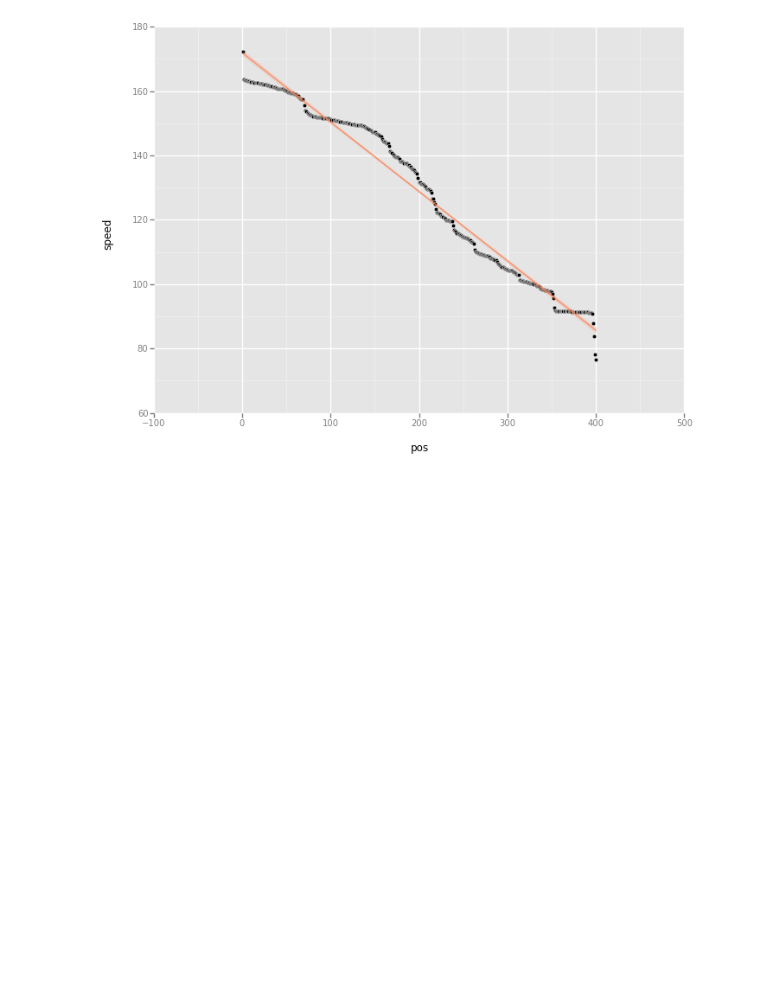
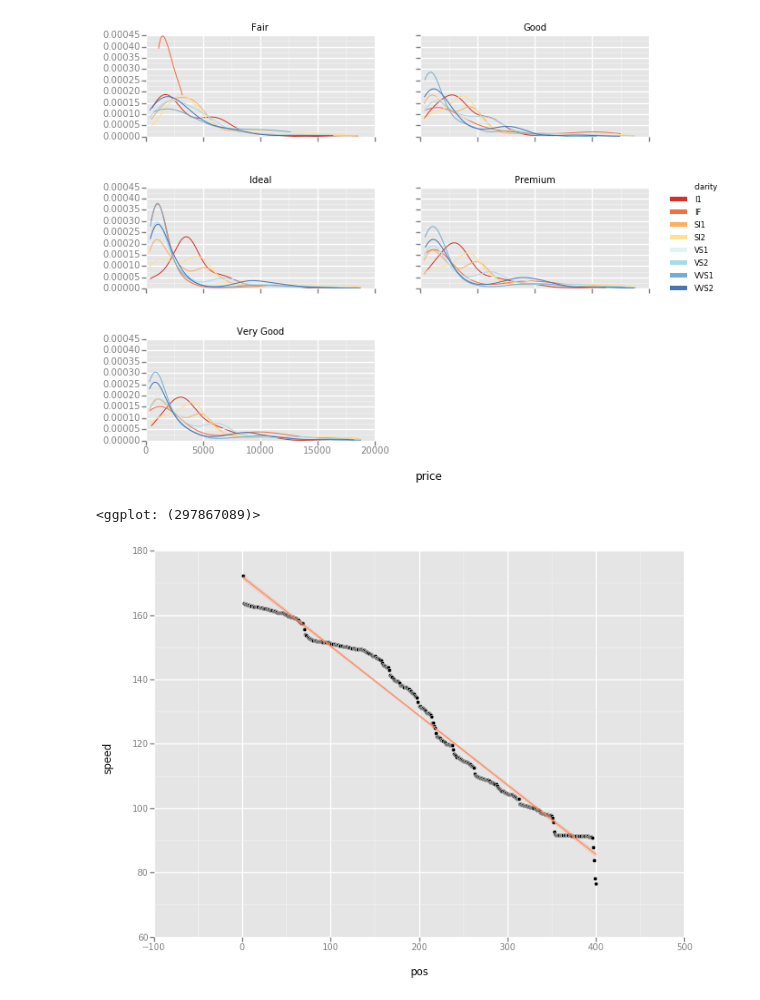
Before and after one commit to yhat/ggpy, a Jupyter notebook: docs/Gallery.ipynb, the cells around one changed output. Saved outputs shown, nothing was run; the diff lists cells and outputs as text; code cells hidden in the pictures; blank space fills up the shorter version.

```diff
--- a/docs/Gallery.ipynb
+++ b/docs/Gallery.ipynb
@@ -3,6 +3,14 @@
 from ggplot import *
 import pandas as pd
 import numpy as np
+# %%
+ggplot(diamonds, aes(x='price', color='clarity')) + \
+    geom_density() + \
+    scale_color_brewer(type='div', palette=7) + \
+    facet_wrap('cut')
+# %% [output]
+[figure, added]
+<ggplot: (297867089)>
 # %%
 ggplot(pigeons, aes(x='pos', y='speed')) + \
     geom_point() + \
```
Also changed, not shown: 4 other files.
